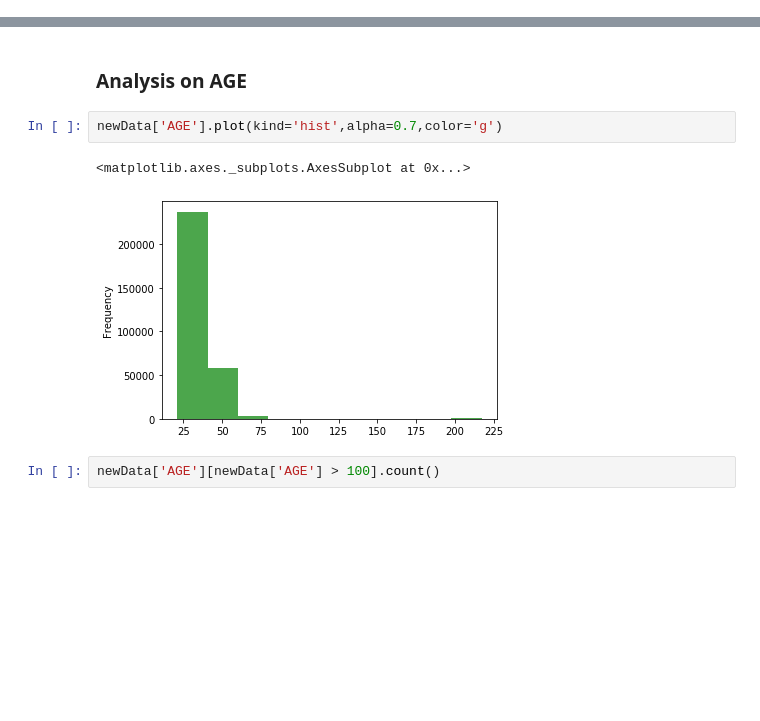
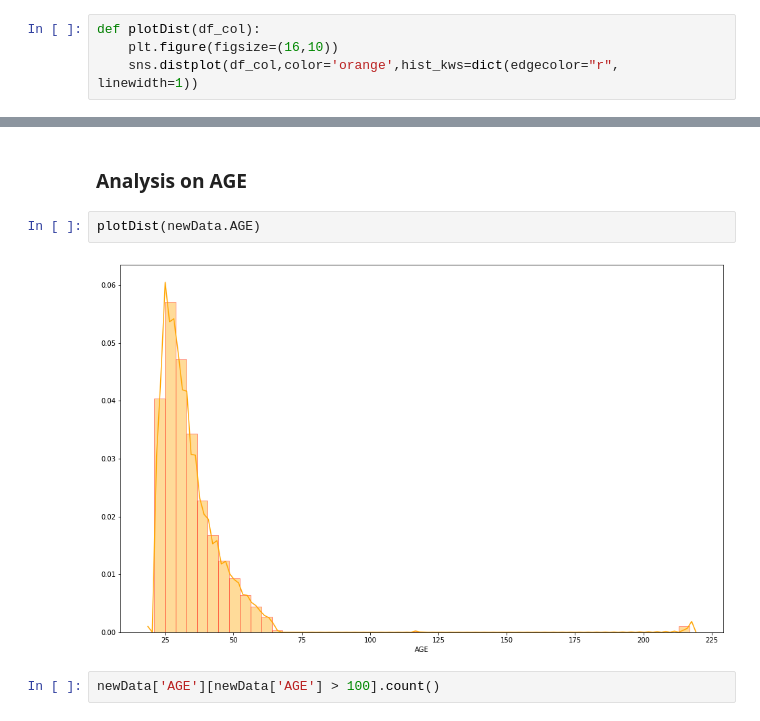
Before and after one commit to roshanrane24/QXI_DataScience_Roshan, a Jupyter notebook: ProjectCrosssell/Crosssell.ipynb, the cells around one changed output, grey strips where cells are left out. Cells and saved outputs as stored; diff of their text form; blank space fills up the shorter version.

```diff
--- a/ProjectCrosssell/Crosssell.ipynb
+++ b/ProjectCrosssell/Crosssell.ipynb
@@ -93,3 +126,7 @@ newData.head()
+# %%
+def plotDist(df_col):
+    plt.figure(figsize=(16,10))
+    sns.distplot(df_col,color='orange',hist_kws=dict(edgecolor="r", linewidth=1))
 # %% [markdown]
 ### Analysis of Act type
 # %%
@@ -165,10 +182,9 @@ See the caveats in the documentation: http://pandas.pydata.org/pandas-docs/stabl
 # %% [markdown]
 ### Analysis on AGE
-# %%
-newData['AGE'].plot(kind='hist',alpha=0.7,color='g')
-# %% [output]
-<matplotlib.axes._subplots.AxesSubplot at 0x...>
-[figure, removed]
+# %%
+plotDist(newData.AGE)
+# %% [output]
+[figure, added]
 # %%
 newData['AGE'][newData['AGE'] > 100].count()
 # %% [output]
```
Also changed, not shown: parts of 211 cells of this notebook.
